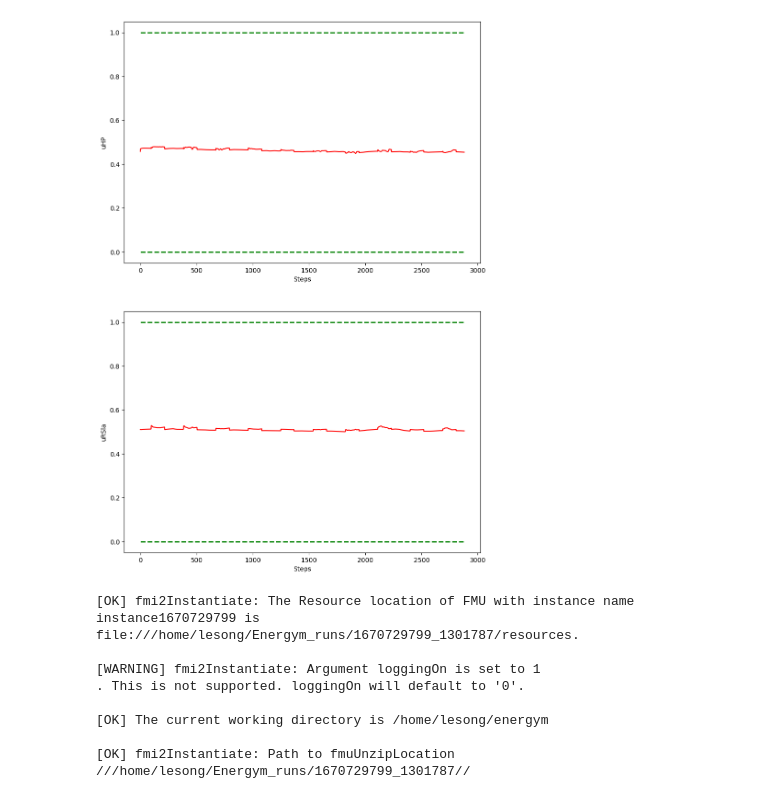
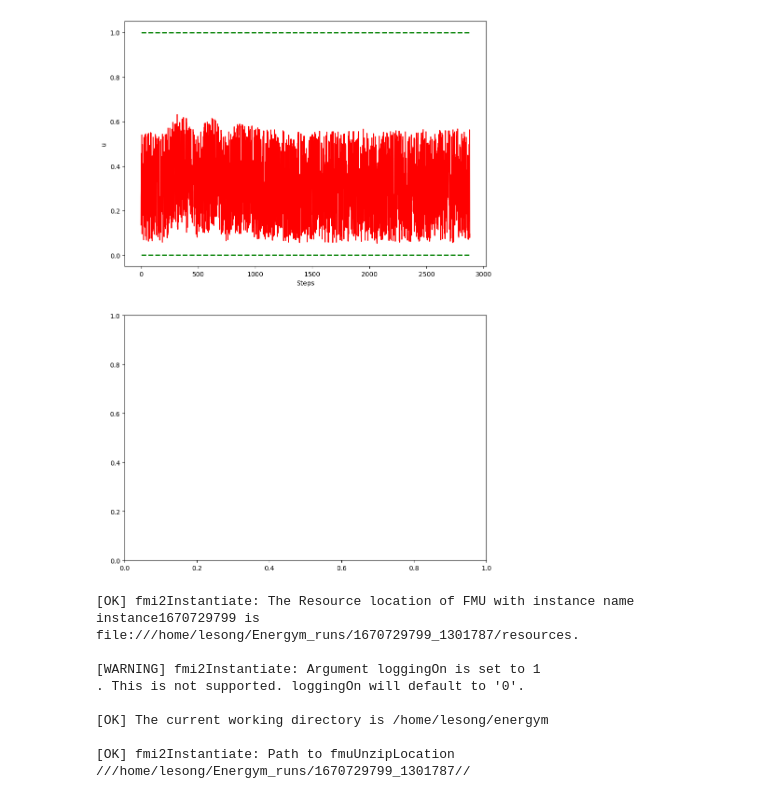
Before and after one commit to songCNMS/energym, a Jupyter notebook: result_vis.ipynb, the cells around one changed output. Saved outputs shown, nothing was run; the diff lists cells and outputs as text; code cells hidden in the pictures.

```diff
--- a/result_vis.ipynb
+++ b/result_vis.ipynb
@@ -64,7 +81,7 @@ def sample_trajectory(env, building_name, controller=None):
     rule_controller = controller_list[building_idx]
 
     # trajectory.append(state)
-    while step <= 288*2:
+    while step <= 288*10:
         # if controller is None:
         control = env.unwrapped.sample_random_action()
         random_actions = env.transform_action(control)
@@ -74,10 +91,10 @@ def sample_trajectory(env, building_name, controller=None):
             # outputs = env.inverse_transform_state(state)
             # control = rule_controller(env.action_keys, step)(outputs, control_values[building_idx], hour)
             # rule_actions = env.transform_action(control)
-            noisy_delta = 0.0
+            noisy_delta = 0.5
             actions = [noisy_delta*ra+(1.0-noisy_delta)*a for ra,a in zip(random_actions, actions)]
         else: actions = random_actions
-        print("action: ", actions)
+        # print("action: ", actions)
         state, reward, done, info = env.step(actions)
         kpis = env.unwrapped.get_kpi(start_ind=step, end_ind=step+1)
         trajectory.extend([actions, reward, kpis, state])
@@ -85,10 +102,7 @@ def sample_trajectory(env, building_name, controller=None):
         # print("state: ", state, " ori:", env.inverse_transform_state(state))
         step += 1
     return trajectory
-# model = SAC('MlpPolicy', env_rl, device='auto')
 model_loc = f"data/models/{building_name}/manual_simulator_seed7/best_model/best_model.zip"
-# # model_loc = f"data/models/{building_name}/manual_simulator_seed7/rl_model_204800_steps.zip"
-# model.load(model_loc)
 model = SAC.load(model_loc)
 # out_df = pd.read_csv("data/models/SwissHouseRSlaW2W-v0/manual_simulator_seed7/logs/best/out.csv")
 # for i, row in out_df.iterrows():
@@ -98,13 +112,13 @@ model = SAC.load(model_loc)
 #     actions, _ = model.predict(state, deterministic=True)
 #     print("action: ", env_rl.inverse_transform_action(actions))
 
-# trajectory = sample_trajectory(env_rl, building_name, controller=model)
-trajectory = trajectories[0]
+trajectory = sample_trajectory(env_rl, building_name, controller=model)
+# trajectory = trajectories[0]
 # env_rl.step(env_rl.transform_action(env_rl.env.sample_random_action()))
 
-traj_len = 288*1
-for i in range(traj_len):
-    state, action, old_reward, kpis, next_state = trajectory[4*i], trajectory[4*i+1], trajectory[4*i+2], trajectory[4*i+3], trajectory[4*i+4]
-    print("ori action: ", action)
-    print("model action: ", model.predict(state, deterministic=True))
+# traj_len = 288*1
+# for i in range(traj_len):
+#     state, action, old_reward, kpis, next_state = trajectory[4*i], trajectory[4*i+1], trajectory[4*i+2], trajectory[4*i+3], trajectory[4*i+4]
+#     print("ori action: ", action)
+#     print("model action: ", model.predict(state, deterministic=True))
 # %% [output]
@@ -181,16 +199,16 @@ NameError: name 'out_df' is not defined
 # %%
-f, axs = plt.subplots(len(inputs),figsize=(10,15))#
+f, axs = plt.subplots(len(inputs)+1,figsize=(10,15))#
 for i, col in enumerate(inputs):
     axs[i].plot([x[0] for x in cmd_df[col]], 'r')
     axs[i].set_ylabel(col)
     axs[i].set_xlabel('Steps')
     if env_rl.env.input_specs[col]['type'] == 'scalar':
         intervals = [env_rl.env.input_specs[col]['lower_bound'], env_rl.env.input_specs[col]['upper_bound']]
     else: intervals = [0, 0]
     axs[i].plot([0, cmd_df.shape[0]], [intervals[0], intervals[0]], color='g', linestyle='--', linewidth=2)
     axs[i].plot([0, cmd_df.shape[0]], [intervals[1], intervals[1]], color='g', linestyle='--', linewidth=2)
 # %% [output]
-[figure, old version]
+[figure, new version]
 # %%
 # Building Name & State Dimensions & Control Dimensions & Num. of Constraints & Main Objective (Minimize) \\
 from energym.wrappers.rl_wrapper import StableBaselinesRLWrapper
```
Also changed, not shown: parts of 4 cells of this notebook, 4 other files.
